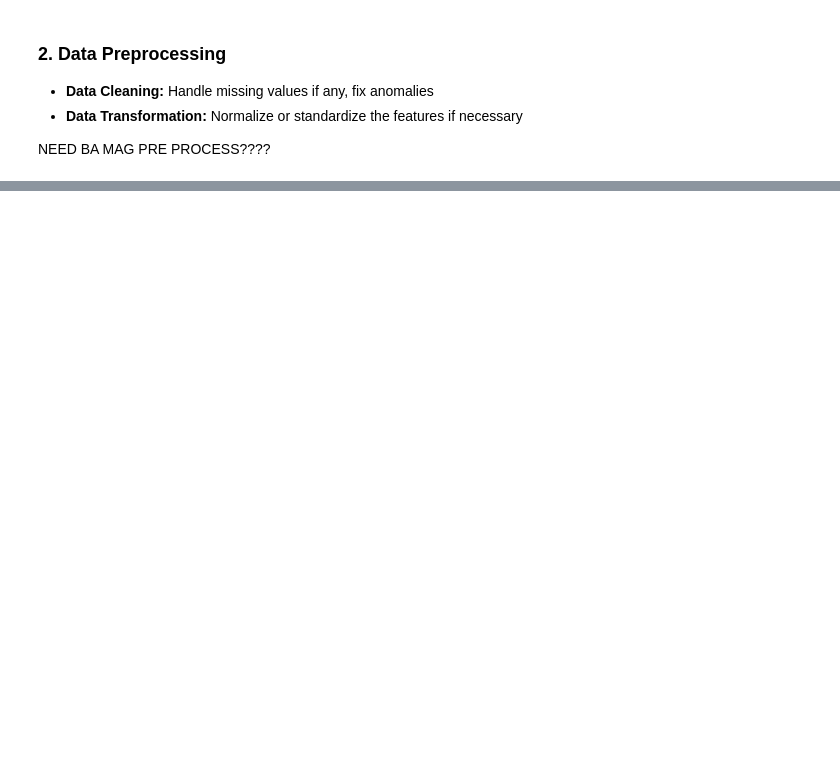
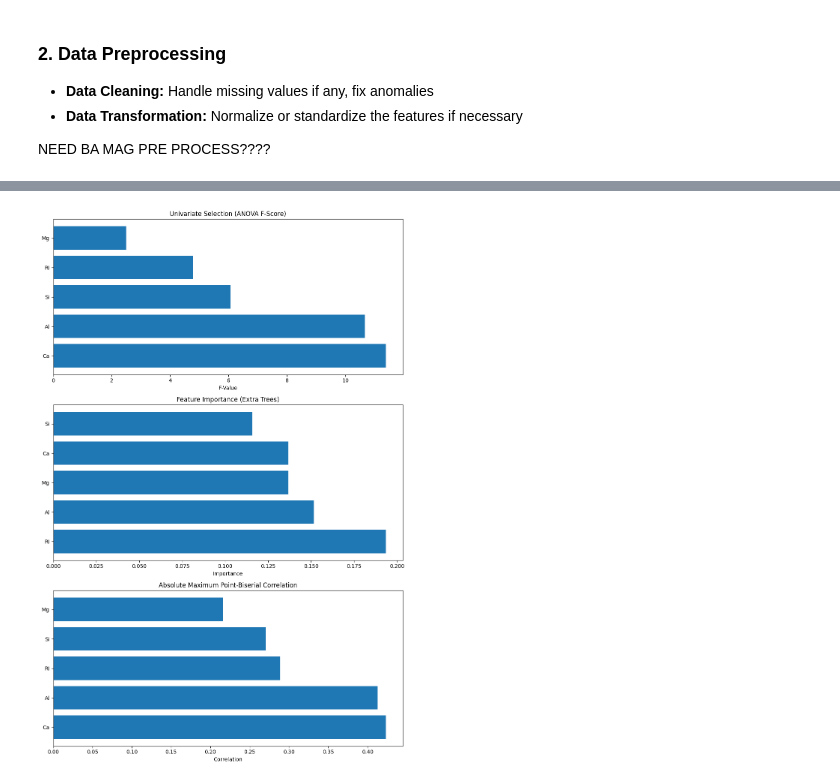
Before and after one commit to PEEACHYBEE/DataMiningPairActs, a Jupyter notebook: MidAct01.ipynb, the cells around one changed output, grey strips where cells are left out. Drawn from its saved outputs; the diff is of its cells as text; code cells hidden in the pictures; blank space fills up the shorter version.

```diff
--- a/MidAct01.ipynb
+++ b/MidAct01.ipynb
@@ -120,0 +182,80 @@ NEED BA MAG PRE PROCESS????
+# %%
+# model_development.py
+import pandas as pd
+import numpy as np
+from sklearn.feature_selection import SelectKBest, f_classif
+from sklearn.ensemble import ExtraTreesClassifier
+from scipy.stats import pointbiserialr
+import matplotlib.pyplot as plt
+
+# Load preprocessed data
+data = pd.read_csv('preprocessed_glass.csv')
+X = data.drop('GlassType', axis=1)
+y = data['GlassType']
+
+# a. Univariate Selection
+selector = SelectKBest(score_func=f_classif, k='all')
+selector.fit(X, y)
+univariate_scores = pd.DataFrame({
+    'Feature': X.columns,
+    'F_Value': selector.scores_
+}).sort_values('F_Value', ascending=False)
+
+top_5_univariate = univariate_scores.head(5)['Feature'].tolist()
+print("\na. Top 5 features (Univariate Selection):")
+print(univariate_scores.head(5))
+
+# b. Feature Importance
+model = ExtraTreesClassifier(random_state=10)
+model.fit(X, y)
+importance = pd.DataFrame({
+    'Feature': X.columns,
+    'Importance': model.feature_importances_
+}).sort_values('Importance', ascending=False)
+
+top_5_importance = importance.head(5)['Feature'].tolist()
+print("\nb. Top 5 features (Feature Importance):")
+print(importance.head(5))
+
+# c. Correlation
+correlation_results = []
+for feature in X.columns:
+    max_abs_corr = 0
+    for cls in y.unique():
+        binary_target = (y == cls).astype(int)
+        corr, _ = pointbiserialr(binary_target, X[feature])
+        if not np.isnan(corr):
+            max_abs_corr = max(max_abs_corr, abs(corr))
+    correlation_results.append(max_abs_corr)
+
+correlation_df = pd.DataFrame({
+    'Feature': X.columns,
+    'Correlation': correlation_results
+}).sort_values('Correlation', ascending=False)
+
+top_5_correlation = correlation_df.head(5)['Feature'].tolist()
+print("\nc. Top 5 features (Correlation):")
+print(correlation_df.head(5))
+
+# Visualization
+fig, axes = plt.subplots(3, 1, figsize=(10, 15))
+
+# Univariate
+axes[0].barh(univariate_scores.head(5)['Feature'], univariate_scores.head(5)['F_Value'])
+axes[0].set_title('Univariate Selection (ANOVA F-Score)')
+axes[0].set_xlabel('F-Value')
+
+# Feature Importance
+axes[1].barh(importance.head(5)['Feature'], importance.head(5)['Importance'])
+axes[1].set_title('Feature Importance (Extra Trees)')
+axes[1].set_xlabel('Importance')
+
+# Correlation
+axes[2].barh(correlation_df.head(5)['Feature'], correlation_df.head(5)['Correlation'])
+axes[2].set_title('Absolute Maximum Point-Biserial Correlation')
+axes[2].set_xlabel('Correlation')
+
+plt.tight_layout()
+plt.savefig('feature_selection_results.png')
+plt.show()
+# %% [output]
@@ -120,0 +279 @@ NEED BA MAG PRE PROCESS????
+[figure, added]
```
Also changed, not shown: parts of 8 cells of this notebook, 1 other file.
